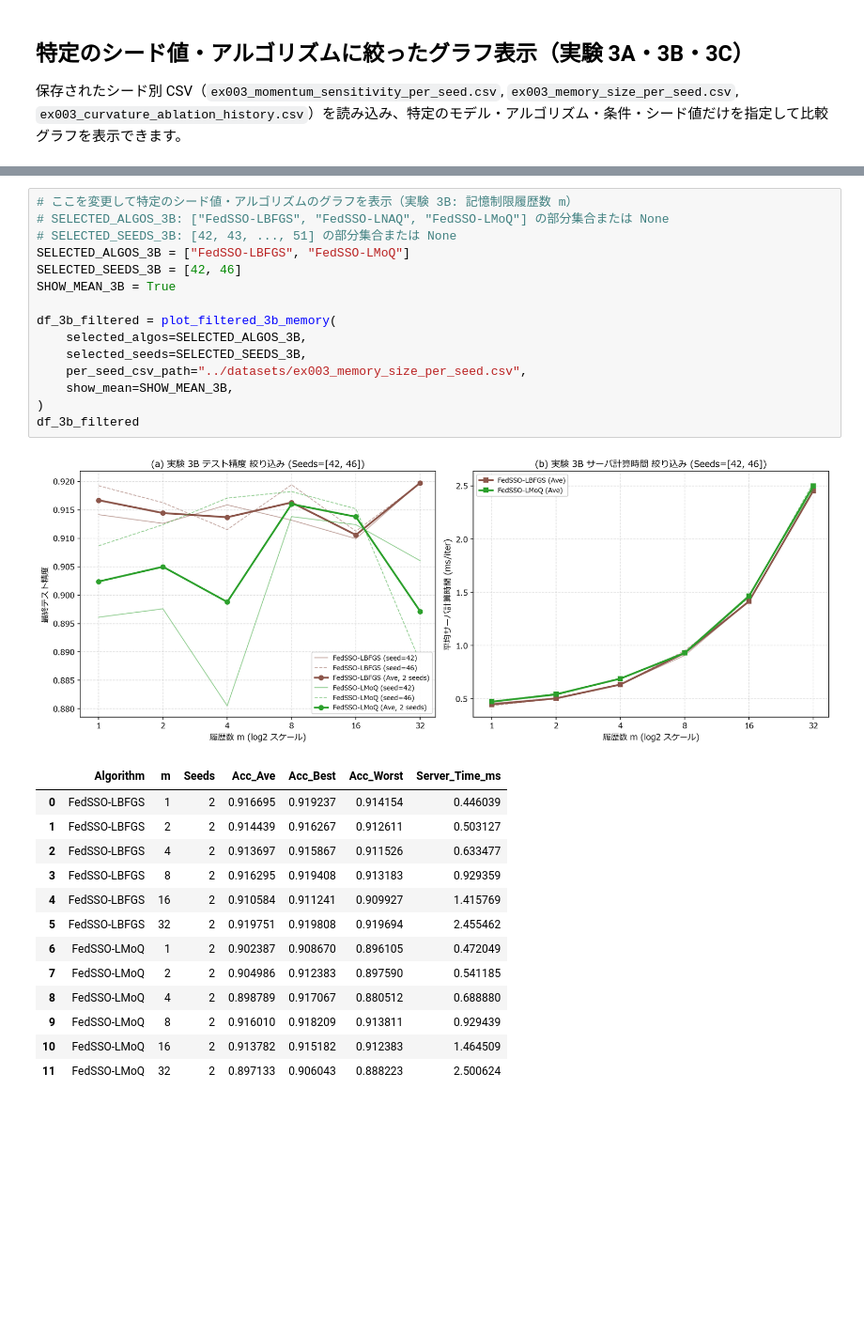
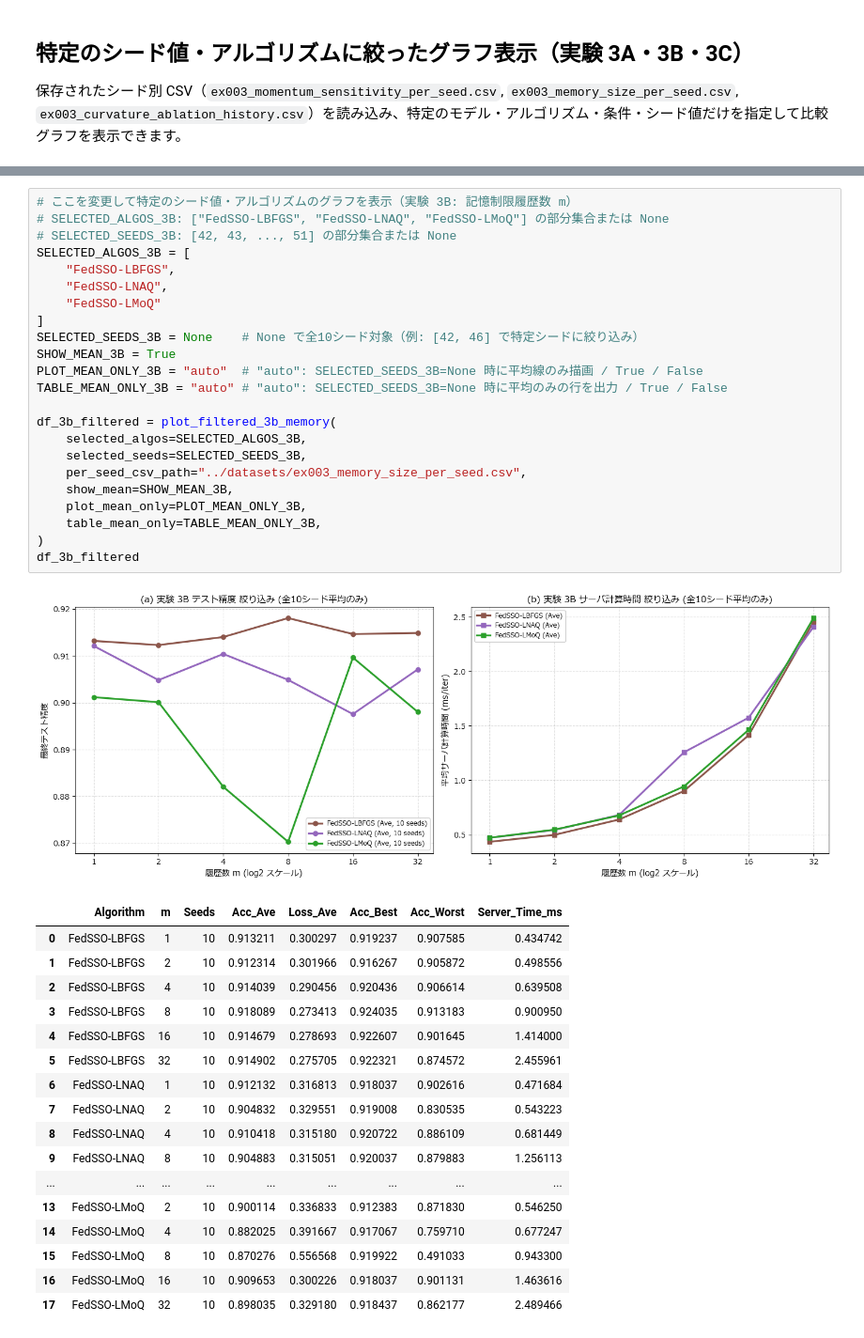
Before and after one commit to wsgames0w0/fedsso_moq, a Jupyter notebook: ex003/ex003.ipynb, the cells around one changed output, grey strips where cells are left out. Shown at 94% size. Saved outputs shown, nothing was run; the diff lists cells and outputs as text; blank space fills up the shorter version.

```diff
--- a/ex003/ex003.ipynb
+++ b/ex003/ex003.ipynb
@@ -412,33 +423,45 @@ df_3a_filtered.head(15)
 # %%
 # ここを変更して特定のシード値・アルゴリズムのグラフを表示（実験 3B: 記憶制限履歴数 m）
 # SELECTED_ALGOS_3B: ["FedSSO-LBFGS", "FedSSO-LNAQ", "FedSSO-LMoQ"] の部分集合または None
 # SELECTED_SEEDS_3B: [42, 43, ..., 51] の部分集合または None
-SELECTED_ALGOS_3B = ["FedSSO-LBFGS", "FedSSO-LMoQ"]
-SELECTED_SEEDS_3B = [42, 46]
+SELECTED_ALGOS_3B = [
+    "FedSSO-LBFGS",
+    "FedSSO-LNAQ",
+    "FedSSO-LMoQ"
+]
+SELECTED_SEEDS_3B = None    # None で全10シード対象（例: [42, 46] で特定シードに絞り込み）
 SHOW_MEAN_3B = True
+PLOT_MEAN_ONLY_3B = "auto"  # "auto": SELECTED_SEEDS_3B=None 時に平均線のみ描画 / True / False
+TABLE_MEAN_ONLY_3B = "auto" # "auto": SELECTED_SEEDS_3B=None 時に平均のみの行を出力 / True / False
 
 df_3b_filtered = plot_filtered_3b_memory(
     selected_algos=SELECTED_ALGOS_3B,
     selected_seeds=SELECTED_SEEDS_3B,
     per_seed_csv_path="../datasets/ex003_memory_size_per_seed.csv",
     show_mean=SHOW_MEAN_3B,
+    plot_mean_only=PLOT_MEAN_ONLY_3B,
+    table_mean_only=TABLE_MEAN_ONLY_3B,
 )
 df_3b_filtered
 # %% [output]
-[figure, old version]
+[figure, new version]
-|  | Algorithm | m | Seeds | Acc_Ave | Acc_Best | Acc_Worst | Server_Time_ms |
-| 0 | FedSSO-LBFGS | 1 | 2 | 0.916695 | 0.919237 | 0.914154 | 0.446039 |
-| 1 | FedSSO-LBFGS | 2 | 2 | 0.914439 | 0.916267 | 0.912611 | 0.503127 |
-| 2 | FedSSO-LBFGS | 4 | 2 | 0.913697 | 0.915867 | 0.911526 | 0.633477 |
-| 3 | FedSSO-LBFGS | 8 | 2 | 0.916295 | 0.919408 | 0.913183 | 0.929359 |
-| 4 | FedSSO-LBFGS | 16 | 2 | 0.910584 | 0.911241 | 0.909927 | 1.415769 |
-| 5 | FedSSO-LBFGS | 32 | 2 | 0.919751 | 0.919808 | 0.919694 | 2.455462 |
-| 6 | FedSSO-LMoQ | 1 | 2 | 0.902387 | 0.908670 | 0.896105 | 0.472049 |
-| 7 | FedSSO-LMoQ | 2 | 2 | 0.904986 | 0.912383 | 0.897590 | 0.541185 |
-| 8 | FedSSO-LMoQ | 4 | 2 | 0.898789 | 0.917067 | 0.880512 | 0.688880 |
-| 9 | FedSSO-LMoQ | 8 | 2 | 0.916010 | 0.918209 | 0.913811 | 0.929439 |
-| 10 | FedSSO-LMoQ | 16 | 2 | 0.913782 | 0.915182 | 0.912383 | 1.464509 |
-| 11 | FedSSO-LMoQ | 32 | 2 | 0.897133 | 0.906043 | 0.888223 | 2.500624 |
+|  | Algorithm | m | Seeds | Acc_Ave | Loss_Ave | Acc_Best | Acc_Worst | Server_Time_ms |
+| 0 | FedSSO-LBFGS | 1 | 10 | 0.913211 | 0.300297 | 0.919237 | 0.907585 | 0.434742 |
+| 1 | FedSSO-LBFGS | 2 | 10 | 0.912314 | 0.301966 | 0.916267 | 0.905872 | 0.498556 |
+| 2 | FedSSO-LBFGS | 4 | 10 | 0.914039 | 0.290456 | 0.920436 | 0.906614 | 0.639508 |
+| 3 | FedSSO-LBFGS | 8 | 10 | 0.918089 | 0.273413 | 0.924035 | 0.913183 | 0.900950 |
+| 4 | FedSSO-LBFGS | 16 | 10 | 0.914679 | 0.278693 | 0.922607 | 0.901645 | 1.414000 |
+| 5 | FedSSO-LBFGS | 32 | 10 | 0.914902 | 0.275705 | 0.922321 | 0.874572 | 2.455961 |
+| 6 | FedSSO-LNAQ | 1 | 10 | 0.912132 | 0.316813 | 0.918037 | 0.902616 | 0.471684 |
+| 7 | FedSSO-LNAQ | 2 | 10 | 0.904832 | 0.329551 | 0.919008 | 0.830535 | 0.543223 |
+| 8 | FedSSO-LNAQ | 4 | 10 | 0.910418 | 0.315180 | 0.920722 | 0.886109 | 0.681449 |
+| 9 | FedSSO-LNAQ | 8 | 10 | 0.904883 | 0.315051 | 0.920037 | 0.879883 | 1.256113 |
+| ... | ... | ... | ... | ... | ... | ... | ... | ... |
+| 13 | FedSSO-LMoQ | 2 | 10 | 0.900114 | 0.336833 | 0.912383 | 0.871830 | 0.546250 |
+| 14 | FedSSO-LMoQ | 4 | 10 | 0.882025 | 0.391667 | 0.917067 | 0.759710 | 0.677247 |
+| 15 | FedSSO-LMoQ | 8 | 10 | 0.870276 | 0.556568 | 0.919922 | 0.491033 | 0.943300 |
+| 16 | FedSSO-LMoQ | 16 | 10 | 0.909653 | 0.300226 | 0.918037 | 0.901131 | 1.463616 |
+| 17 | FedSSO-LMoQ | 32 | 10 | 0.898035 | 0.329180 | 0.918437 | 0.862177 | 2.489466 |
 # %%
 # ここを変更して特定のシード値・アルゴリズムのグラフを表示（実験 3C: 曲率クリッピング）
 # SELECTED_ALGOS_3C: ["FedSSO", "FedSSO-MoQ", "FedSSO-LMoQ", "FedSSO-MLMoQ", "FedSSO-NAQ", "FedSSO-LNAQ", "FedSSO-MLNAQ"] の部分集合または None
```
Also changed, not shown: parts of 2 cells of this notebook, 5 other files.
